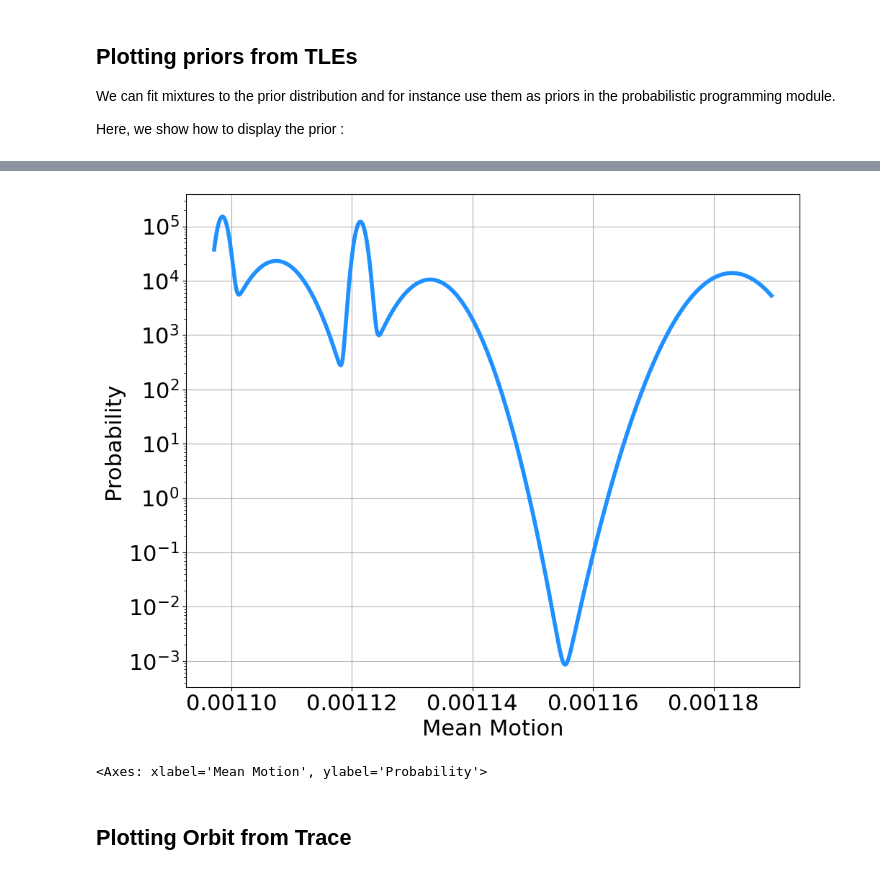
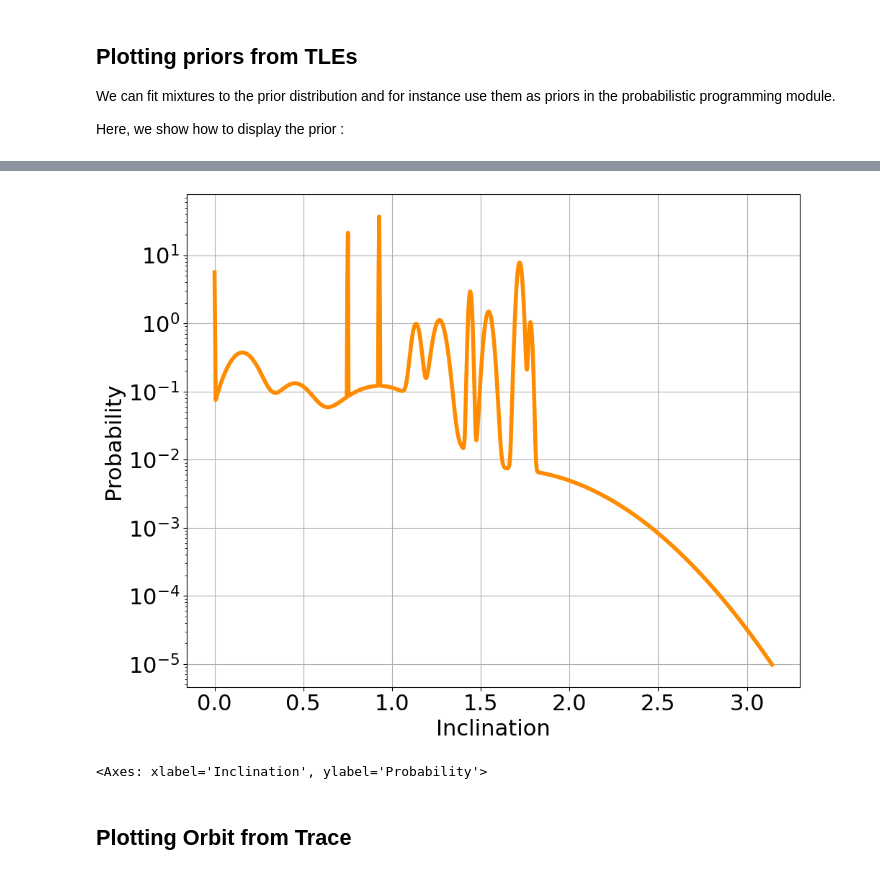
Before and after one commit to kesslerlib/kessler, a Jupyter notebook: docs/notebooks/plotting.ipynb, the cells around one changed output, grey strips where cells are left out. Saved outputs shown, nothing was run; the diff lists cells and outputs as text; code cells hidden in the pictures.

```diff
--- a/docs/notebooks/plotting.ipynb
+++ b/docs/notebooks/plotting.ipynb
@@ -57,16 +58,16 @@ Or in log-scale
 # %%
-kessler.plot.plot_mix(mix = priors['mean_motion_prior'],
-                      min_val=min(mean_motions),
-                      max_val=max(mean_motions),
+kessler.plot.plot_mix(mix = priors['inclination_prior'],
+                      min_val=0.,
+                      max_val=np.pi,
                       log_yscale=True,
-                      xlabel='Mean Motion',
+                      xlabel='Inclination',
                       figsize=(10,8),
                       linewidth=4.,
-                      color='dodgerblue',
+                      color='darkorange',
                       resolution=1000)
 # %% [output]
-[figure, old version]
+[figure, new version]
-<Axes: xlabel='Mean Motion', ylabel='Probability'>
+<Axes: xlabel='Inclination', ylabel='Probability'>
 # %% [markdown]
 ## Plotting Orbit from Trace
 # %% [markdown]
```
Also changed, not shown: parts of 8 cells of this notebook, 3 other files.
